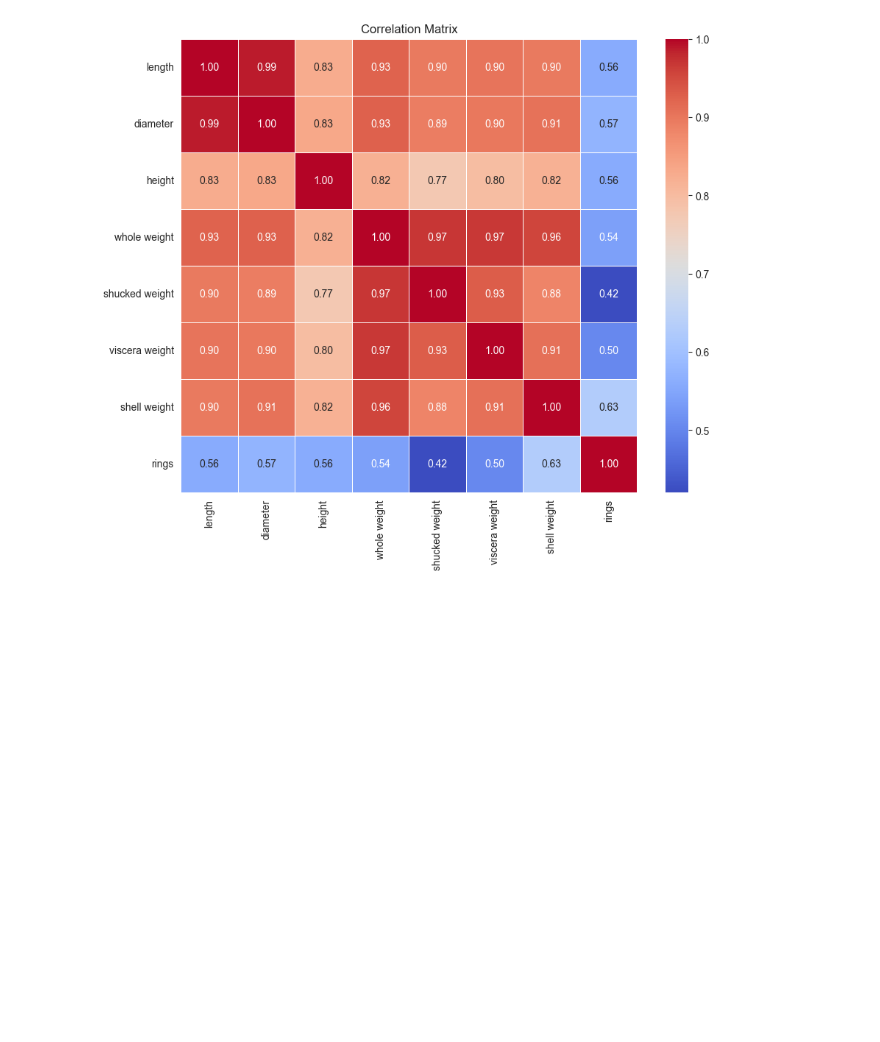
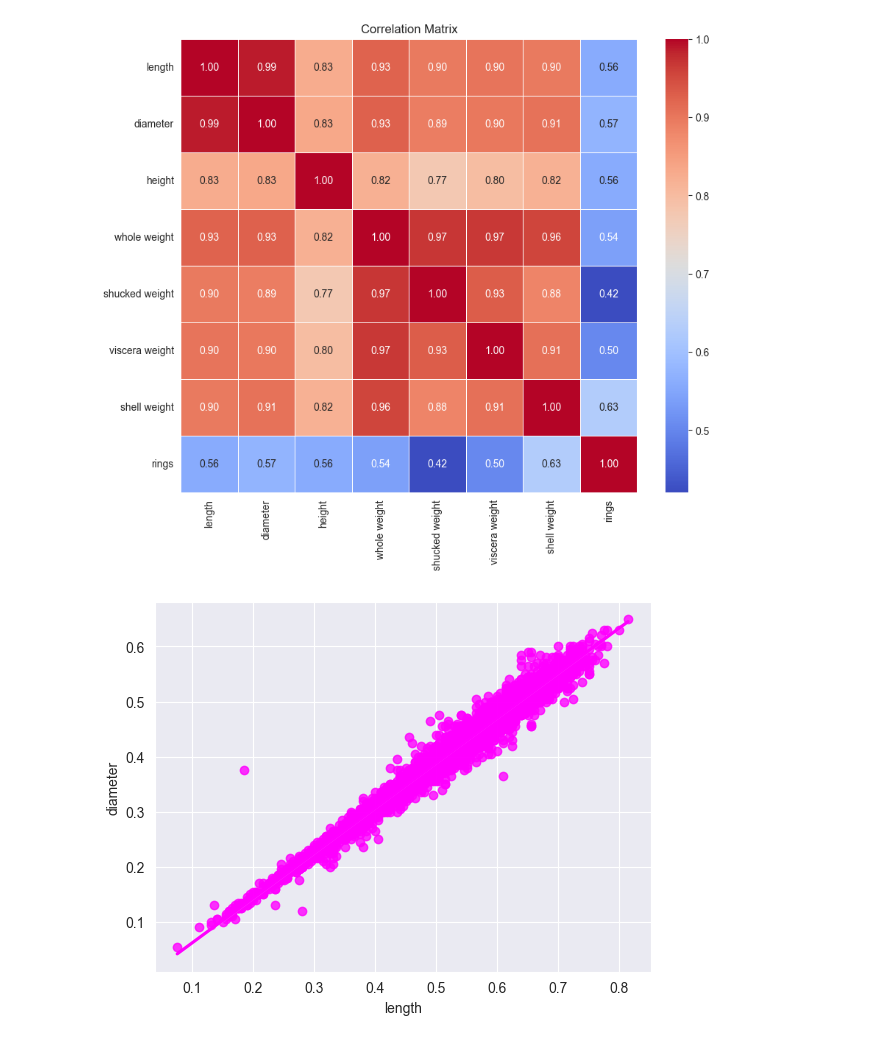
Before and after one commit to Paulaszka/PY-assignment_1, a Jupyter notebook: analysis.ipynb, the cells around one changed output. Saved outputs shown, nothing was run; the diff lists cells and outputs as text; code cells hidden in the pictures; blank space fills up the shorter version.

Commit message:
added (cute pink) regression plot

```diff
--- a/analysis.ipynb
+++ b/analysis.ipynb
@@ -130,3 +130,7 @@ plt.title('Correlation Matrix')
 plt.show()
 # %% [output]
 [figure]
+# %%
+sns.regplot(data=df[variables] ,x='length', y='diameter', color='magenta');
+# %% [output]
+[figure, added]
```
